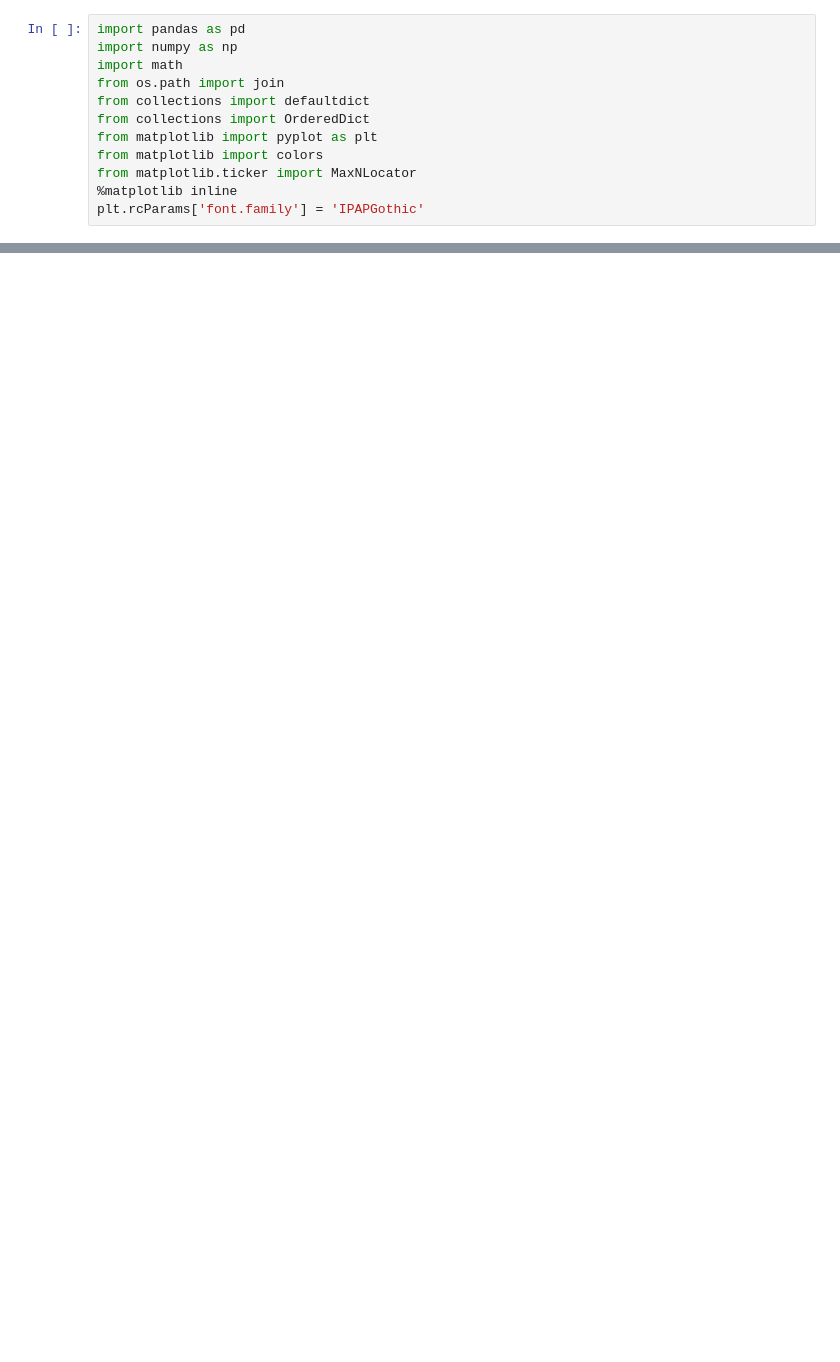
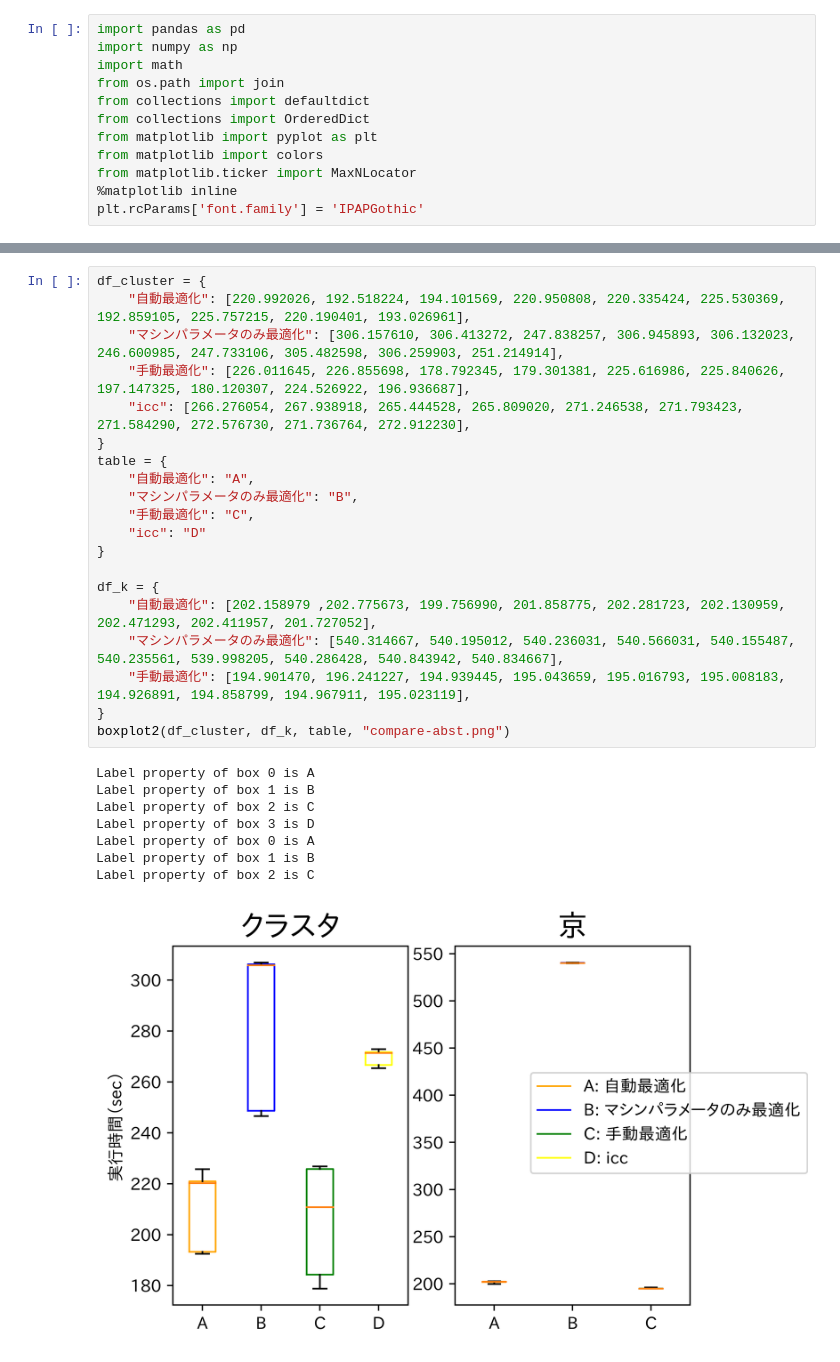
Before and after one commit to hashmup/genie, a Jupyter notebook: analyze/compare.ipynb, the cells around one changed output, grey strips where cells are left out. Cells and saved outputs as stored; diff of their text form; blank space fills up the shorter version.

```diff
--- a/analyze/compare.ipynb
+++ b/analyze/compare.ipynb
@@ -230,0 +186,29 @@ gen_diff_graph({"stoptime 50": df_50, "stoptime 100": df_100, "stoptime 250": df
+# %%
+df_cluster = {
+    "自動最適化": [220.992026, 192.518224, 194.101569, 220.950808, 220.335424, 225.530369, 192.859105, 225.757215, 220.190401, 193.026961],
+    "マシンパラメータのみ最適化": [306.157610, 306.413272, 247.838257, 306.945893, 306.132023, 246.600985, 247.733106, 305.482598, 306.259903, 251.214914],
+    "手動最適化": [226.011645, 226.855698, 178.792345, 179.301381, 225.616986, 225.840626, 197.147325, 180.120307, 224.526922, 196.936687],
+    "icc": [266.276054, 267.938918, 265.444528, 265.809020, 271.246538, 271.793423, 271.584290, 272.576730, 271.736764, 272.912230],
+}
+table = {
+    "自動最適化": "A",
+    "マシンパラメータのみ最適化": "B",
+    "手動最適化": "C",
+    "icc": "D"
+}
+
+df_k = {
+    "自動最適化": [202.158979 ,202.775673, 199.756990, 201.858775, 202.281723, 202.130959, 202.471293, 202.411957, 201.727052],
+    "マシンパラメータのみ最適化": [540.314667, 540.195012, 540.236031, 540.566031, 540.155487, 540.235561, 539.998205, 540.286428, 540.843942, 540.834667],
+    "手動最適化": [194.901470, 196.241227, 194.939445, 195.043659, 195.016793, 195.008183, 194.926891, 194.858799, 194.967911, 195.023119],
+}
+boxplot2(df_cluster, df_k, table, "compare-abst.png")
+# %% [output]
+Label property of box 0 is A
+Label property of box 1 is B
+Label property of box 2 is C
+Label property of box 3 is D
+Label property of box 0 is A
+Label property of box 1 is B
+Label property of box 2 is C
+[figure, added]
```
Also changed, not shown: parts of 18 cells of this notebook.
